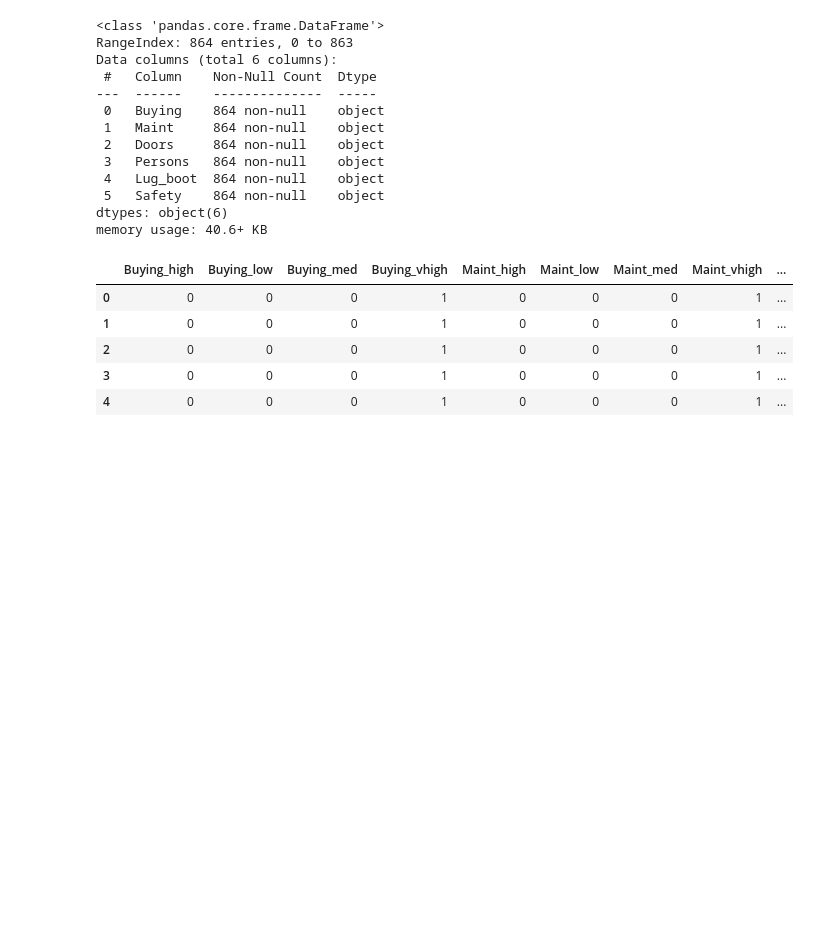
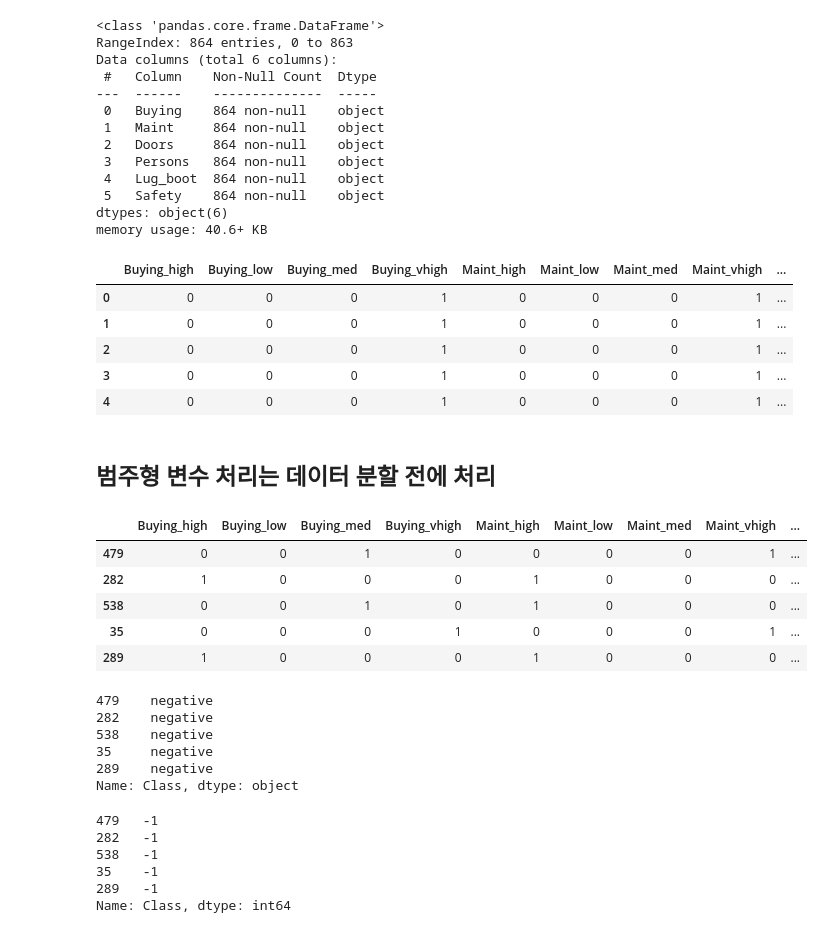
Before and after one commit to lullu303/DataScience2, a Jupyter notebook: 예측분석/필수전처리/07_ 범주형 변수 처리.ipynb, the cells around one changed output. Saved outputs shown, nothing was run; the diff lists cells and outputs as text; code cells hidden in the pictures; blank space fills up the shorter version.

```diff
--- a/예측분석/필수전처리/07_ 범주형 변수 처리.ipynb
+++ b/예측분석/필수전처리/07_ 범주형 변수 처리.ipynb
@@ -106,3 +106,26 @@ d_x.head()
 | 2 | 0 | 0 | 0 | 1 | 0 | 0 | 0 | 1 | ... |
 | 3 | 0 | 0 | 0 | 1 | 0 | 0 | 0 | 1 | ... |
 | 4 | 0 | 0 | 0 | 1 | 0 | 0 | 0 | 1 | ... |
+# %% [markdown]
+## 범주형 변수 처리는 데이터 분할 전에 처리
+# %%
+from sklearn.model_selection import train_test_split
+Train_X, Test_X, Train_Y, Test_Y = train_test_split(d_x, Y, random_state=4)
+# %%
+Train_X.head()
+# %% [output]
+|  | Buying_high | Buying_low | Buying_med | Buying_vhigh | Maint_high | Maint_low | Maint_med | Maint_vhigh | ... |
+| 479 | 0 | 0 | 1 | 0 | 0 | 0 | 0 | 1 | ... |
+| 282 | 1 | 0 | 0 | 0 | 1 | 0 | 0 | 0 | ... |
+| 538 | 0 | 0 | 1 | 0 | 1 | 0 | 0 | 0 | ... |
+| 35 | 0 | 0 | 0 | 1 | 0 | 0 | 0 | 1 | ... |
+| 289 | 1 | 0 | 0 | 0 | 1 | 0 | 0 | 0 | ... |
+# %%
+Train_Y.head()
+# %% [output]
+479    negative
+282    negative
+538    negative
+35     negative
+289    negative
+Name: Class, dtype: object
@@ -108,0 +136,9 @@ d_x.head()
+# %%
+Train_Y.head()
+# %% [output]
+479   -1
+282   -1
+538   -1
+35    -1
+289   -1
+Name: Class, dtype: int64
```
Also changed, not shown: parts of 34 cells of this notebook.
